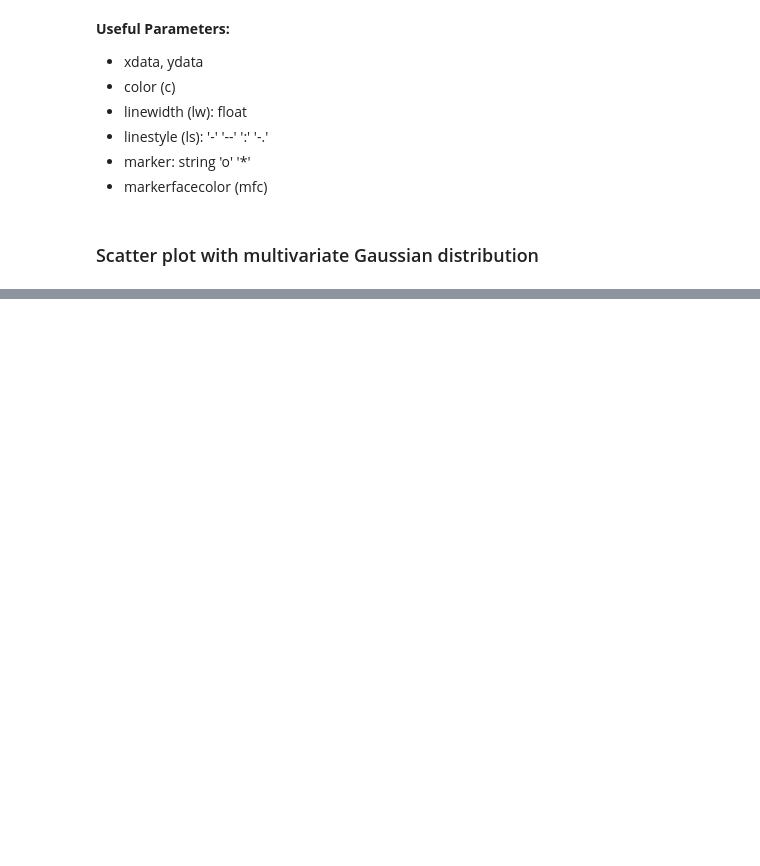
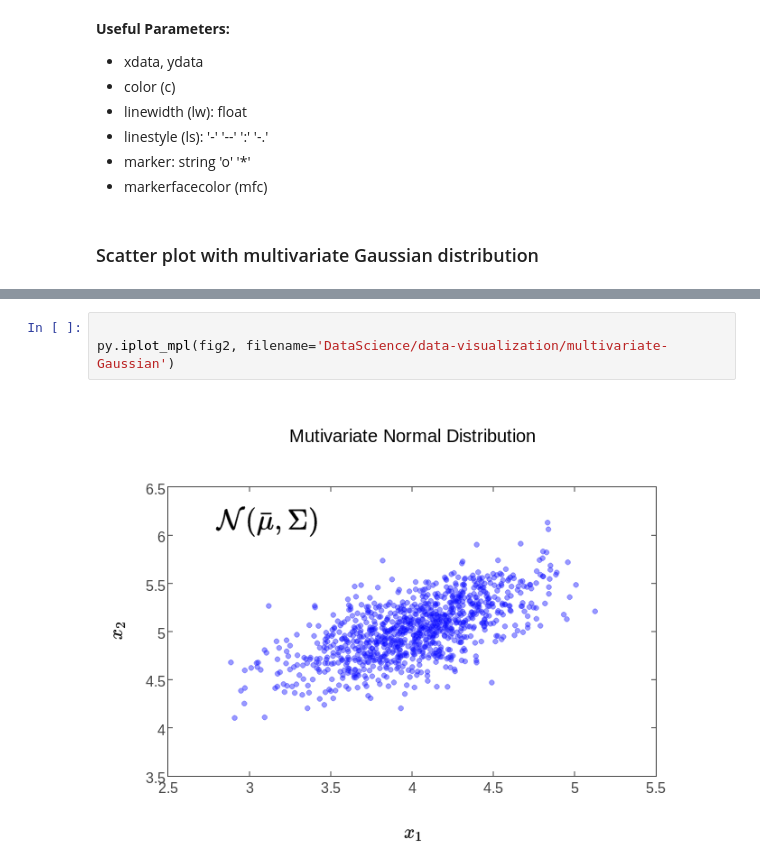
Before and after one commit to vmirly/DataScience, a Jupyter notebook: data-visualization/python-pyplot.ipynb, the cells around one changed output, grey strips where cells are left out. Saved outputs shown, nothing was run; the diff lists cells and outputs as text; blank space fills up the shorter version.

```diff
--- a/data-visualization/python-pyplot.ipynb
+++ b/data-visualization/python-pyplot.ipynb
@@ -90,0 +108,5 @@ plt.scatter(d[:,0], d[:,1])
+# %%
+
+py.iplot_mpl(fig2, filename='DataScience/data-visualization/multivariate-Gaussian')
+# %% [output]
+[figure, added]
```
Also changed, not shown: parts of 4 cells of this notebook.
